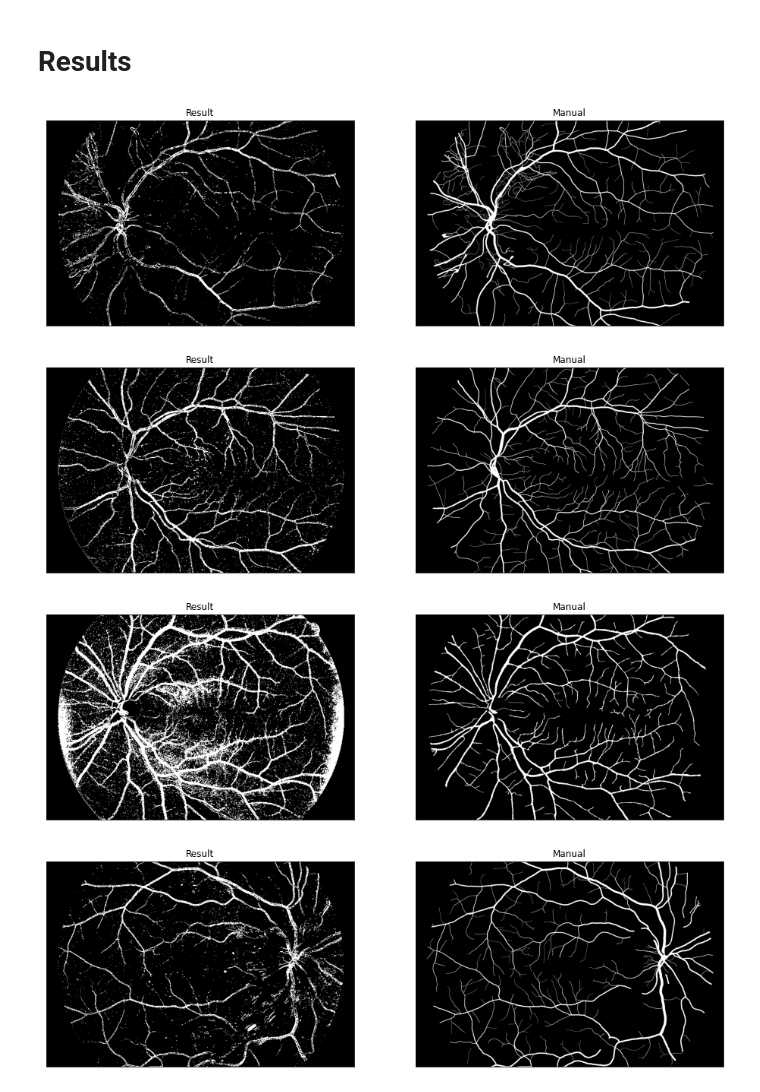
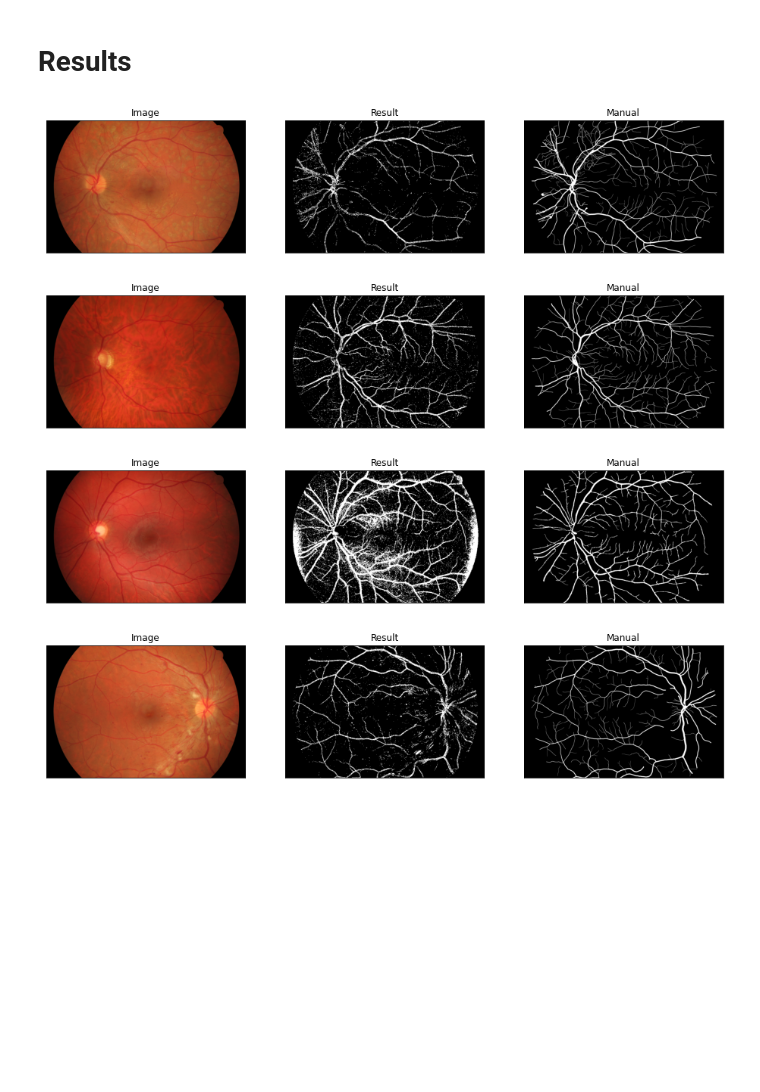
Before and after one commit to WojtiStudent/Segmenting_Retinal_Blood_Vessels, a Jupyter notebook: Machine_Learning.ipynb, the cells around one changed output. Saved outputs shown, nothing was run; the diff lists cells and outputs as text; code cells hidden in the pictures; blank space fills up the shorter version.

```diff
--- a/Machine_Learning.ipynb
+++ b/Machine_Learning.ipynb
@@ -29,7 +29,7 @@ def preprocess_image_for_ML(image, mask, manual, sliding_window_size, sliding_wi
 
     return df, preprocessed_mask
 
-def process_predicted_image(y_pred, processed_mask, width, height):
+def process_predicted_image(y_pred, preprocessed_mask, width, height):
     scalled_mask = cv.resize(preprocessed_mask, dsize=(height, width), interpolation=cv.INTER_NEAREST)
     corrected_image = np.reshape(y_pred*scalled_mask.flatten(), (width , height))
     _, thresholded_image = cv.threshold(corrected_image, 0.5, 1, cv.THRESH_BINARY)
@@ -303 +324,5 @@ y_pred_final = clf.predict(X_test_final)
+# %%
+curr_dir_path = os.path.abspath('')
+data_dir_path = os.path.join(curr_dir_path, "models")
+model_path = os.path.join(data_dir_path, "xgb_optuna_model.sav")
 # %%
@@ -311,5 +333,7 @@ pickle.dump(clf, open(filename, 'wb'))
 # %% [markdown]
 ## Sample test
+# %%
+clf = pickle.load(open(model_path, 'rb'))
 # %%
 y_pred = clf.predict(df_test[df_test.columns.difference(['label'])])
 # %%
@@ -324,17 +349,19 @@ plt.imshow(corrected_img, cmap="gray")
 # %%
 for i in range(14,16):
     for img_type in ('dr', 'g', 'h'):
         img_result, mask_result, manual_result = utils.load_set_of_images(i, img_type)
         df_result, preprocessed_mask_result = preprocess_image_for_ML(img_result, mask_result, manual_result, 5, 5)
 
         pred_result = clf.predict(df_result[df_result.columns.difference(['label'])])
 
         width, height, _ = img_result.shape
         corrected_image = process_predicted_image(pred_result, preprocessed_mask_result, width//5, height//5)
 
-        utils.visualize(result=corrected_image, manual=manual_result)
+        utils.visualize(image=img_result,
+                        result=corrected_image,
+                        manual=manual_result)
 # %% [output]
-[figure, old version]
+[figure, new version]
-[figure, old version]
+[figure, new version]
-[figure, old version]
+[figure, new version]
-[figure, old version]
+[figure, new version]
```
Also changed, not shown: parts of 11 cells of this notebook, 5 other files.
